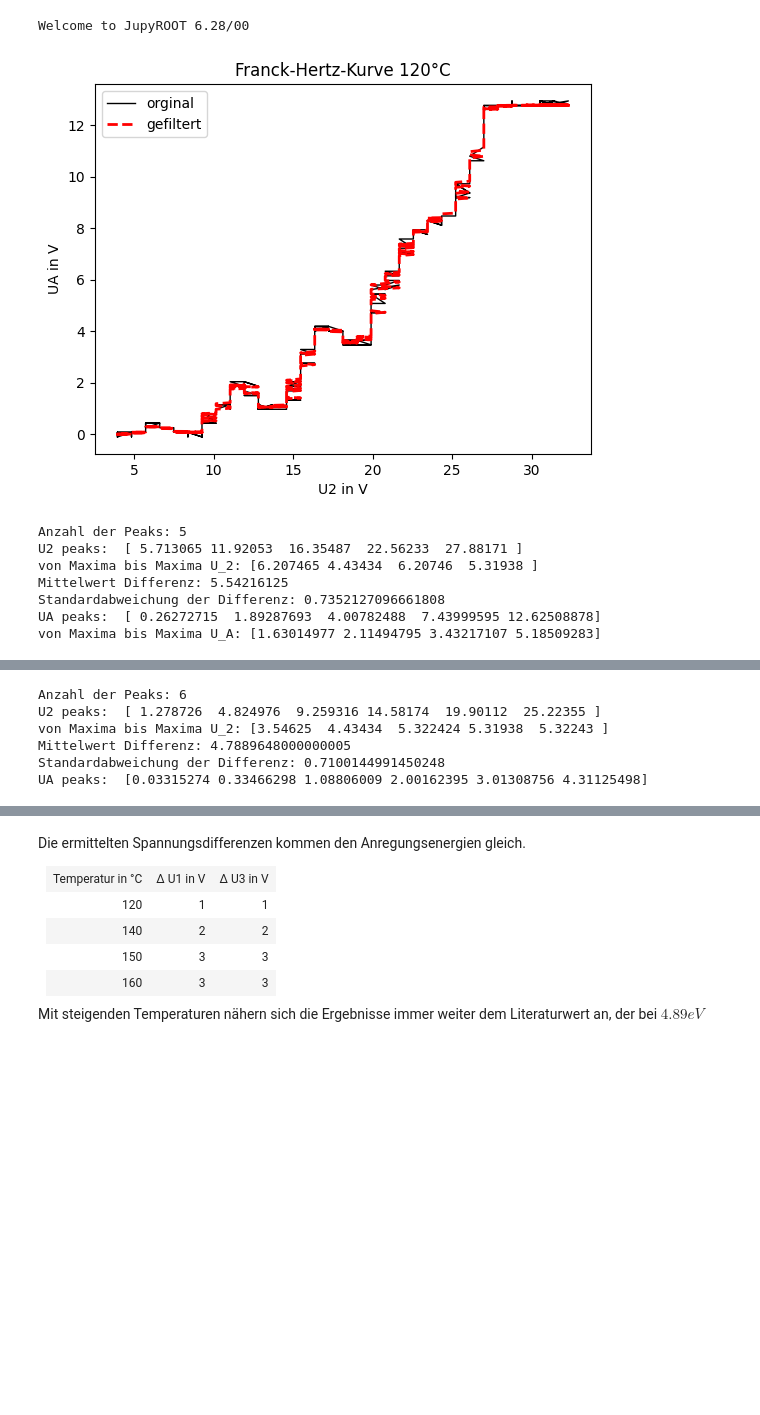
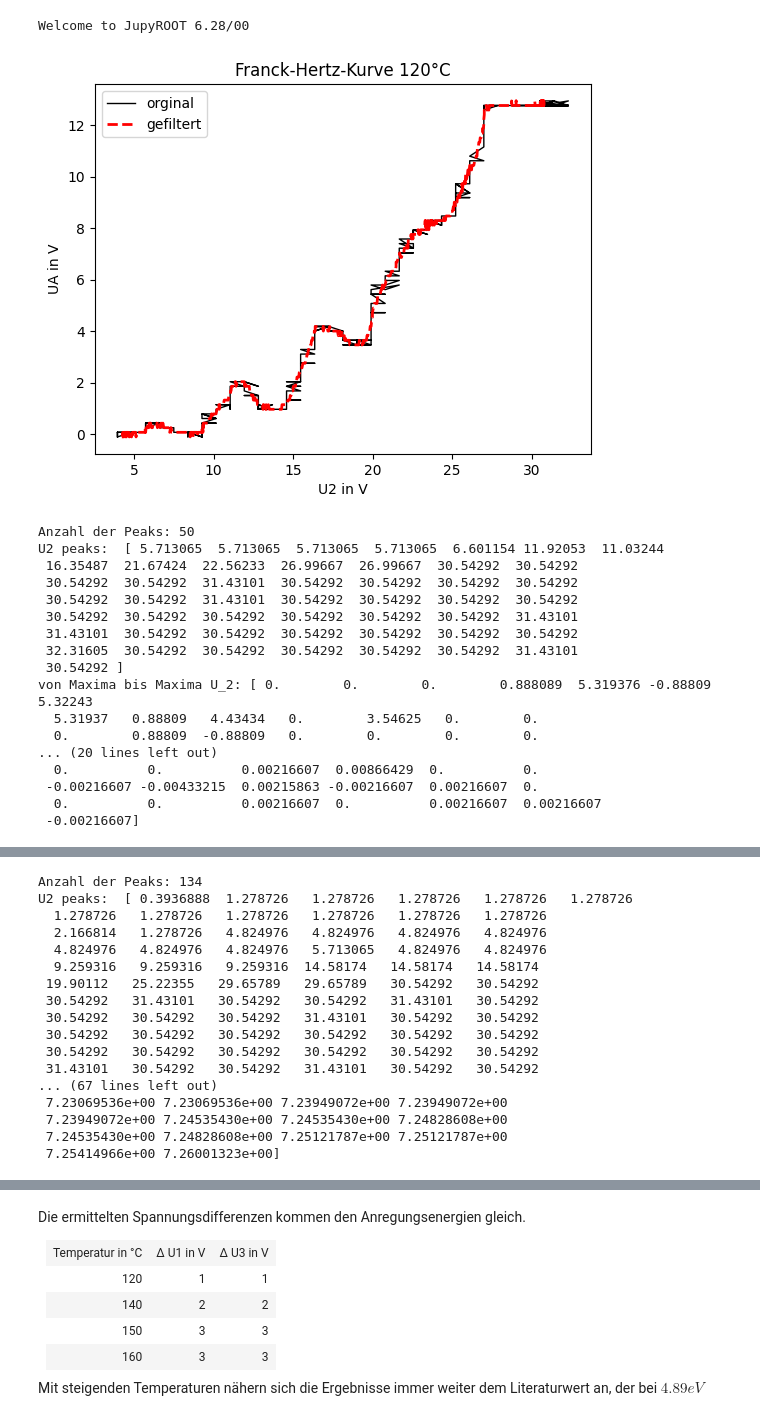
Before and after one commit to thexwon/Praktikum2KlassPhysKIT, a Jupyter notebook: Franck_Hertz_Versuch/Franck_Hertz_Versuch.ipynb, the cells around one changed output, grey strips where cells are left out. Saved outputs shown, nothing was run; the diff lists cells and outputs as text; code cells hidden in the pictures; blank space fills up the shorter version.

```diff
--- a/Franck_Hertz_Versuch/Franck_Hertz_Versuch.ipynb
+++ b/Franck_Hertz_Versuch/Franck_Hertz_Versuch.ipynb
@@ -244,20 +241,20 @@ t1_160 = data['t1_160'].to_numpy()
 U2_160 = data['U2_160'].to_numpy()*10
 UA_160 = data['UA_160'].to_numpy()
 
-UA_120_glatt = ppk.meanFilter(UA_120, width=40) # U_3 glätten, passendes width ausprobieren U1=0
-UA_140_glatt = ppk.meanFilter(UA_140, width=60)
-UA_160_glatt = ppk.meanFilter(UA_160, width=200)
+U2_120_glatt = ppk.meanFilter(U2_120, width=30) # U_3 glätten, passendes width ausprobieren U1=0
+U2_140_glatt = ppk.meanFilter(U2_140, width=60)
+U2_160_glatt = ppk.meanFilter(U2_160, width=200)
 
-UA_120_peaks = ppk.convolutionPeakfinder(UA_120_glatt, width=80)
-UA_140_peaks = ppk.convolutionPeakfinder(UA_140_glatt, width=100)
-UA_160_peaks = ppk.convolutionPeakfinder(UA_160_glatt, width=400)
+UA_120_peaks = ppk.convolutionPeakfinder(UA_120, width=80)
+UA_140_peaks = ppk.convolutionPeakfinder(UA_140, width=100)
+UA_160_peaks = ppk.convolutionPeakfinder(UA_160, width=400)
 UA_120_peaks = UA_120_peaks[:-1]
 UA_140_peaks = UA_140_peaks[:-1]
 UA_160_peaks = UA_160_peaks[:-1]
 
 
 plt.plot(U2_120, UA_120, c='black', lw=1, label='orginal')  # Daten plotten
-plt.plot(U2_120, UA_120_glatt, c='red', lw=2, ls='--', label='gefiltert')
+plt.plot(U2_120_glatt, UA_120, c='red', lw=2, ls='--', label='gefiltert')
 plt.title('Franck-Hertz-Kurve 120°C')
 diff2_120=np.zeros(len(UA_120_peaks))
 diffA_120=np.zeros(len(UA_120_peaks))
@@ -324,46 +321,67 @@ plt.plot(U2_160, UA_160, c='black', lw=1, label='orginal')  # Daten plotten
 plt.plot(U2_160, UA_160_glatt, c='red', lw=2, label='gefiltert')
 plt.title('Franck-Hertz-Kurve 160°C')
 diff2_160=np.zeros(len(UA_160_peaks))
 diffA_160=np.zeros(len(UA_160_peaks))
 i=0
 currentu160_2=0
 currentu160_A=0
 for peak in UA_160_peaks:
     if(i>=0&i<=len(UA_160_peaks)):
        # plt.vlines(U1_160[U3_160_peaks], 0, np.ndarray.max(UA_160_glatt), color='red', ls='--')
         diff2_160[i]=U2_160[peak].copy()-currentu160_2
         diffA_160[i]=UA_160_glatt[peak].copy()-currentu160_A
     i=i+1
     currentu160_2=U2_160[peak].copy()
     currentu160_A=UA_160_glatt[peak].copy()
 plt.xlabel('U2 in V')
 plt.ylabel('UA in V')
 plt.legend()
 plt.show()
 diffA_160=diffA_160[1:-1]
 diff2_160=diff2_160[1:-1]
 UA_160_peaks=UA_160_peaks[:-1]
 print('Anzahl der Peaks:',len(UA_160_peaks))
 print('U2 peaks: ',U2_160[UA_160_peaks])
 print('von Maxima bis Maxima U_2:',diff2_160)
 print('Mittelwert Differenz:',np.mean(diff2_160))     #Mittelwert
 print('Standardabweichung der Differenz:',np.sqrt(np.var(diff2_160)))#Standardabweichung
 print('UA peaks: ',UA_160_glatt[UA_160_peaks])
 print('von Maxima bis Maxima U_A:',diffA_160)
 # %% [output]
-[figure, old version]
+[figure, new version]
-Anzahl der Peaks: 5
-U2 peaks:  [ 5.713065 11.92053  16.35487  22.56233  27.88171 ]
-von Maxima bis Maxima U_2: [6.207465 4.43434  6.20746  5.31938 ]
-Mittelwert Differenz: 5.54216125
-Standardabweichung der Differenz: 0.7352127096661808
-UA peaks:  [ 0.26272715  1.89287693  4.00782488  7.43999595 12.62508878]
-von Maxima bis Maxima U_A: [1.63014977 2.11494795 3.43217107 5.18509283]
+Anzahl der Peaks: 50
+U2 peaks:  [ 5.713065  5.713065  5.713065  5.713065  6.601154 11.92053  11.03244
+ 16.35487  21.67424  22.56233  26.99667  26.99667  30.54292  30.54292
+ 30.54292  30.54292  31.43101  30.54292  30.54292  30.54292  30.54292
+ 30.54292  30.54292  31.43101  30.54292  30.54292  30.54292  30.54292
+ 30.54292  30.54292  30.54292  30.54292  30.54292  30.54292  31.43101
+ 31.43101  30.54292  30.54292  30.54292  30.54292  30.54292  30.54292
+ 32.31605  30.54292  30.54292  30.54292  30.54292  30.54292  31.43101
+ 30.54292 ]
+von Maxima bis Maxima U_2: [ 0.        0.        0.        0.888089  5.319376 -0.88809   5.32243
+  5.31937   0.88809   4.43434   0.        3.54625   0.        0.
+  0.        0.88809  -0.88809   0.        0.        0.        0.
+... (20 lines left out)
+  0.          0.          0.00216607  0.00866429  0.          0.
+ -0.00216607 -0.00433215  0.00215863 -0.00216607  0.00216607  0.
+  0.          0.          0.00216607  0.          0.00216607  0.00216607
+ -0.00216607]
 [figure]
-Anzahl der Peaks: 6
-U2 peaks:  [ 1.278726  4.824976  9.259316 14.58174  19.90112  25.22355 ]
-von Maxima bis Maxima U_2: [3.54625  4.43434  5.322424 5.31938  5.32243 ]
-Mittelwert Differenz: 4.7889648000000005
-Standardabweichung der Differenz: 0.7100144991450248
-UA peaks:  [0.03315274 0.33466298 1.08806009 2.00162395 3.01308756 4.31125498]
+Anzahl der Peaks: 134
+U2 peaks:  [ 0.3936888  1.278726   1.278726   1.278726   1.278726   1.278726
+  1.278726   1.278726   1.278726   1.278726   1.278726   1.278726
+  2.166814   1.278726   4.824976   4.824976   4.824976   4.824976
+  4.824976   4.824976   4.824976   5.713065   4.824976   4.824976
+  9.259316   9.259316   9.259316  14.58174   14.58174   14.58174
+ 19.90112   25.22355   29.65789   29.65789   30.54292   30.54292
+ 30.54292   31.43101   30.54292   30.54292   31.43101   30.54292
+ 30.54292   30.54292   30.54292   31.43101   30.54292   30.54292
+ 30.54292   30.54292   30.54292   30.54292   30.54292   30.54292
+ 30.54292   30.54292   30.54292   30.54292   30.54292   30.54292
+ 31.43101   30.54292   30.54292   31.43101   30.54292   30.54292
+... (67 lines left out)
+ 7.23069536e+00 7.23069536e+00 7.23949072e+00 7.23949072e+00
+ 7.23949072e+00 7.24535430e+00 7.24535430e+00 7.24828608e+00
+ 7.24535430e+00 7.24828608e+00 7.25121787e+00 7.25121787e+00
+ 7.25414966e+00 7.26001323e+00]
 [figure]
```
Also changed, not shown: parts of 3 cells of this notebook.
